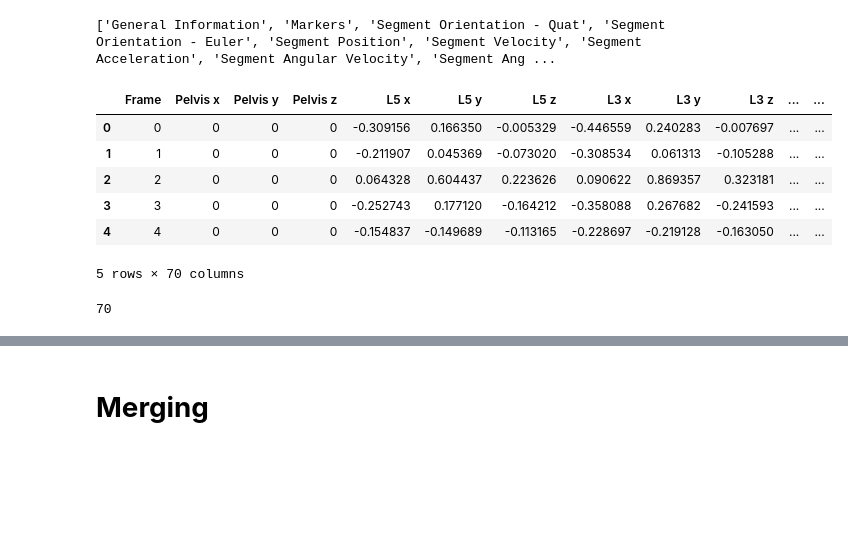
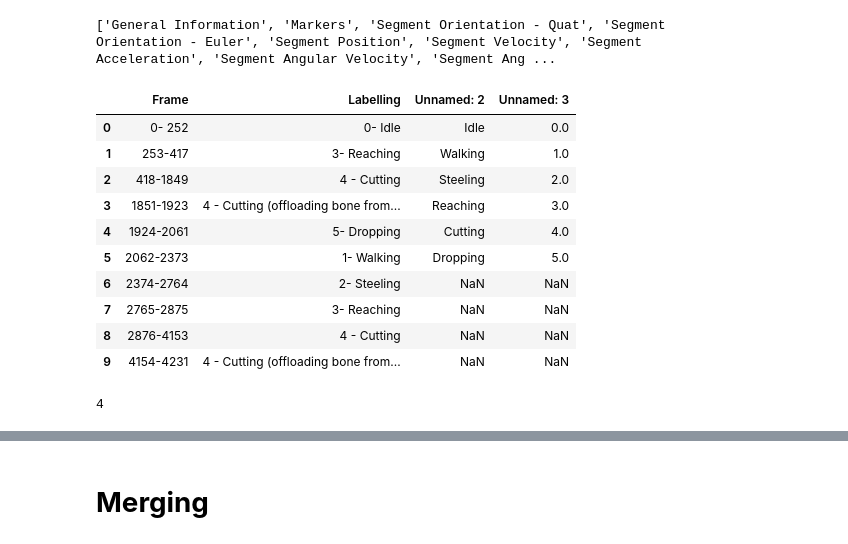
Before and after one commit to hengrvisal/knife_sharpness, a Jupyter notebook: data.ipynb, the cells around one changed output, grey strips where cells are left out. Drawn from its saved outputs; the diff is of its cells as text; code cells hidden in the pictures; blank space fills up the shorter version.

```diff
--- a/data.ipynb
+++ b/data.ipynb
@@ -35,20 +44,24 @@ ACCELERATION_SHEETS = [
 # %%
 xls_file = pd.ExcelFile(P1_BONING_PATHS[1])
 
 print(xls_file.sheet_names)
 
-df = xls_file.parse('Segment Acceleration')
-df.head()
+df = xls_file.parse('Markers')
+df.head(10)
 # %% [output]
 ['General Information', 'Markers', 'Segment Orientation - Quat', 'Segment Orientation - Euler', 'Segment Position', 'Segment Velocity', 'Segment Acceleration', 'Segment Angular Velocity', 'Segment Ang ...
-|  | Frame | Pelvis x | Pelvis y | Pelvis z | L5 x | L5 y | L5 z | L3 x | L3 y | L3 z | ... | ... |
-| 0 | 0 | 0 | 0 | 0 | -0.309156 | 0.166350 | -0.005329 | -0.446559 | 0.240283 | -0.007697 | ... | ... |
-| 1 | 1 | 0 | 0 | 0 | -0.211907 | 0.045369 | -0.073020 | -0.308534 | 0.061313 | -0.105288 | ... | ... |
-| 2 | 2 | 0 | 0 | 0 | 0.064328 | 0.604437 | 0.223626 | 0.090622 | 0.869357 | 0.323181 | ... | ... |
-| 3 | 3 | 0 | 0 | 0 | -0.252743 | 0.177120 | -0.164212 | -0.358088 | 0.267682 | -0.241593 | ... | ... |
-| 4 | 4 | 0 | 0 | 0 | -0.154837 | -0.149689 | -0.113165 | -0.228697 | -0.219128 | -0.163050 | ... | ... |
+|  | Frame | Labelling | Unnamed: 2 | Unnamed: 3 |
+| 0 | 0- 252 | 0- Idle | Idle | 0.0 |
+| 1 | 253-417 | 3- Reaching | Walking | 1.0 |
+| 2 | 418-1849 | 4 - Cutting | Steeling | 2.0 |
+| 3 | 1851-1923 | 4 - Cutting (offloading bone from... | Reaching | 3.0 |
+| 4 | 1924-2061 | 5- Dropping | Cutting | 4.0 |
+| 5 | 2062-2373 | 1- Walking | Dropping | 5.0 |
+| 6 | 2374-2764 | 2- Steeling | NaN | NaN |
+| 7 | 2765-2875 | 3- Reaching | NaN | NaN |
+| 8 | 2876-4153 | 4 - Cutting | NaN | NaN |
+| 9 | 4154-4231 | 4 - Cutting (offloading bone from... | NaN | NaN |
-5 rows × 70 columns
 # %%
 len(df.columns.tolist())
 # %% [output]
-70
+4
```
Also changed, not shown: parts of 31 cells of this notebook.
